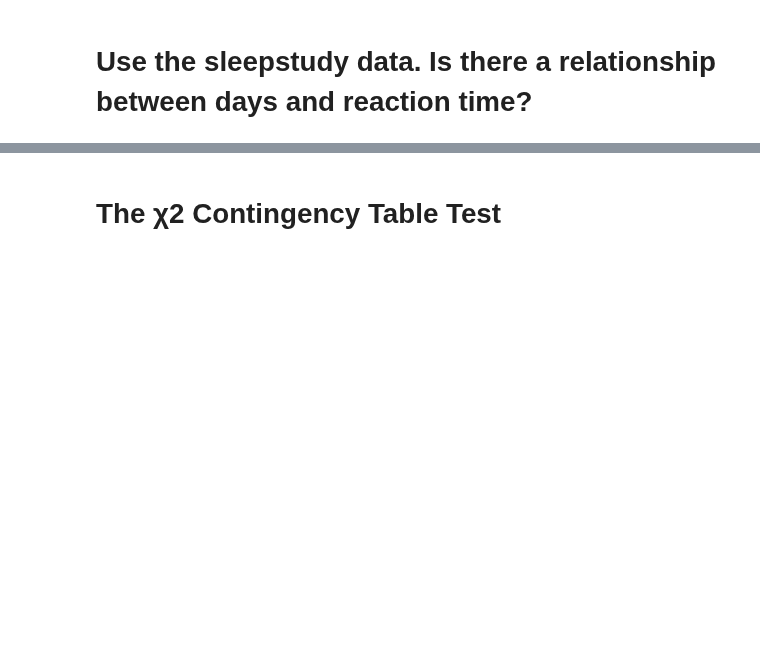
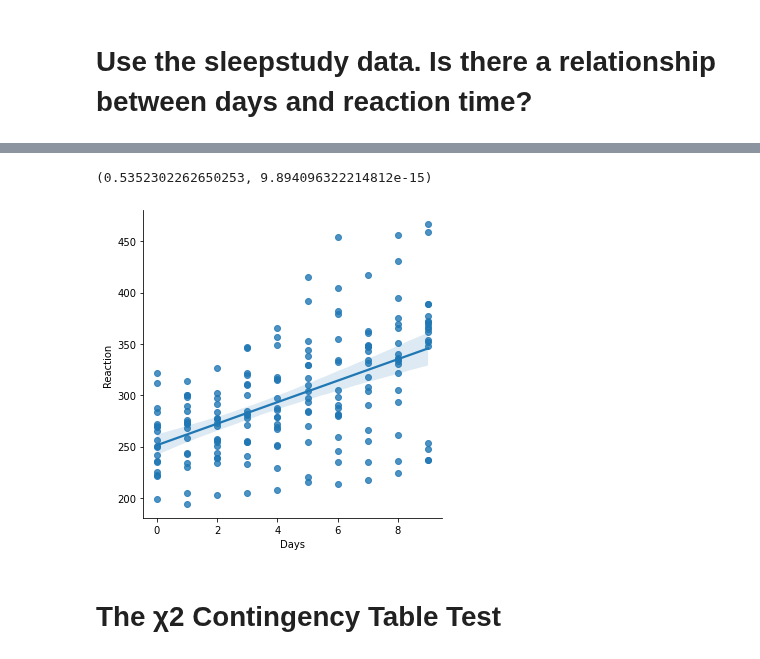
Before and after one commit to Laz-Lopez/statistics-exercises, a Jupyter notebook: hypothesis_testing.ipynb, the cells around one changed output, grey strips where cells are left out. Cells and saved outputs as stored; diff of their text form; code cells hidden in the pictures; blank space fills up the shorter version.

```diff
--- a/hypothesis_testing.ipynb
+++ b/hypothesis_testing.ipynb
@@ -733,2 +807,5 @@ employ.hire_date
 # %% [markdown]
 # Use the sleepstudy data. Is there a relationship between days and reaction time?
+# %%
+sleep = data('sleepstudy')
+sleep.head()
@@ -735,3 +819,15 @@ employ.hire_date
+# %%
+x = sleep.Days
+y = sleep.Reaction
+r,p = stats.pearsonr(x,y)
+r,p
+# %% [output]
+(0.5352302262650253, 9.894096322214812e-15)
+# %%
+sns.lmplot(data=sleep, x='Days', y='Reaction')
+plt.show()
+# %% [output]
+[figure, added]
 # %% [markdown]
 # The χ2 Contingency Table Test
 # %%
```
Also changed, not shown: parts of 31 cells of this notebook.
